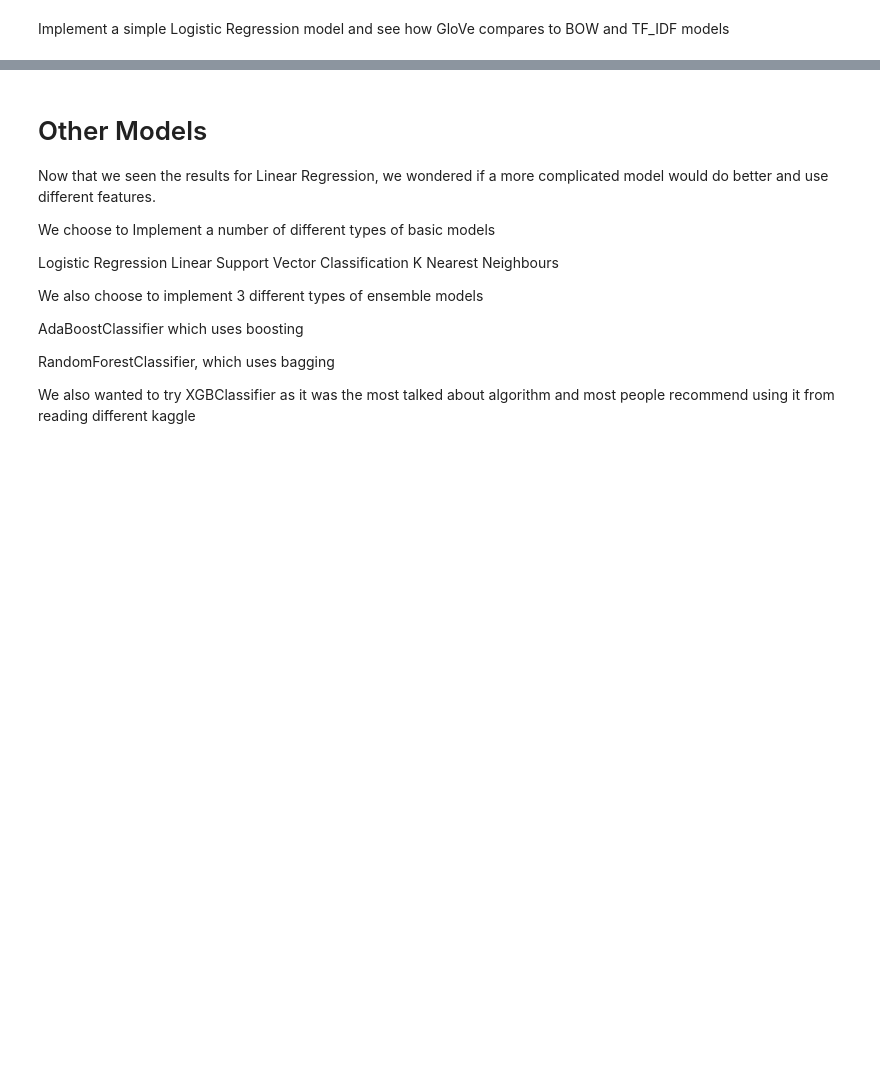
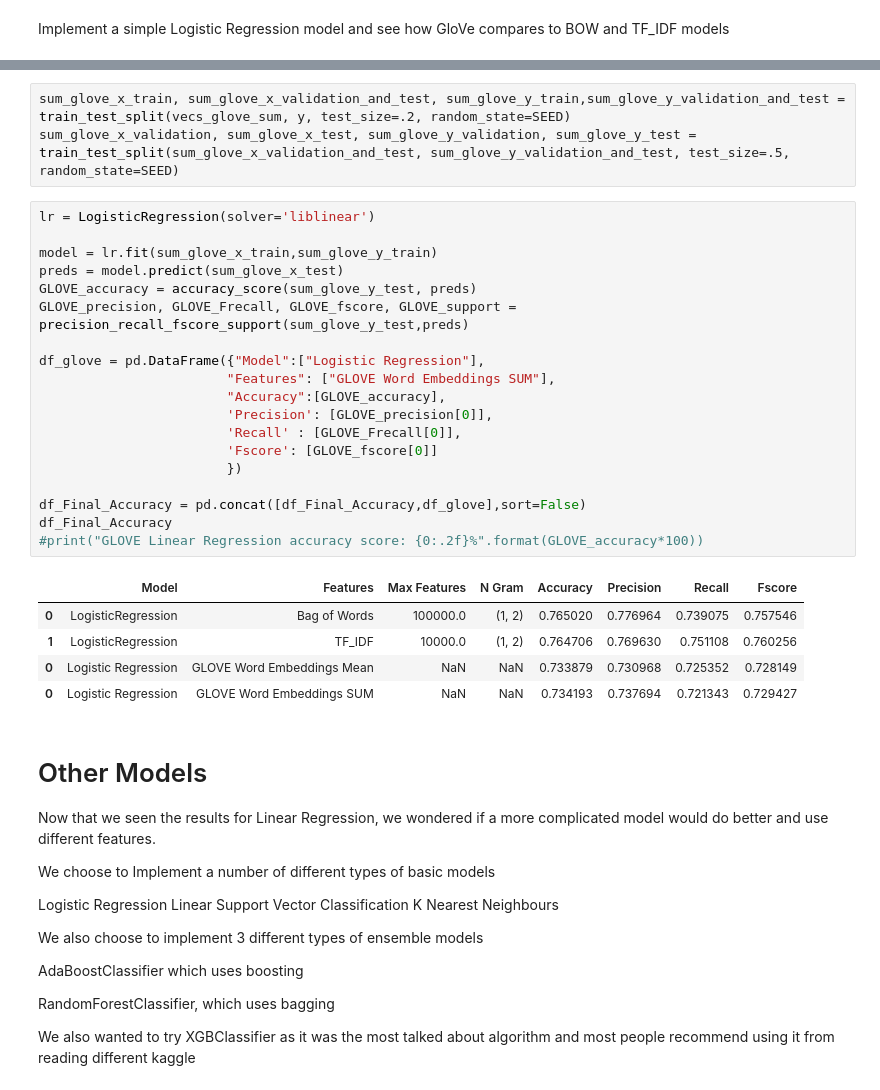
Before and after one commit to lynnliu2018ml/PresentAI, a Jupyter notebook: 2019/Feature_Engineering_Modelling-checkpoint.ipynb, the cells around one changed output, grey strips where cells are left out. Drawn from its saved outputs; the diff is of its cells as text; blank space fills up the shorter version.

```diff
--- a/2019/Feature_Engineering_Modelling-checkpoint.ipynb
+++ b/2019/Feature_Engineering_Modelling-checkpoint.ipynb
@@ -333,3 +334,31 @@ df_Final_Accuracy
+# %%
+sum_glove_x_train, sum_glove_x_validation_and_test, sum_glove_y_train,sum_glove_y_validation_and_test = train_test_split(vecs_glove_sum, y, test_size=.2, random_state=SEED)
+sum_glove_x_validation, sum_glove_x_test, sum_glove_y_validation, sum_glove_y_test = train_test_split(sum_glove_x_validation_and_test, sum_glove_y_validation_and_test, test_size=.5, random_state=SEED)
+# %%
+lr = LogisticRegression(solver='liblinear')
+
+model = lr.fit(sum_glove_x_train,sum_glove_y_train)
+preds = model.predict(sum_glove_x_test)
+GLOVE_accuracy = accuracy_score(sum_glove_y_test, preds)
+GLOVE_precision, GLOVE_Frecall, GLOVE_fscore, GLOVE_support = precision_recall_fscore_support(sum_glove_y_test,preds)
+
+df_glove = pd.DataFrame({"Model":["Logistic Regression"],
+                        "Features": ["GLOVE Word Embeddings SUM"],
+                        "Accuracy":[GLOVE_accuracy],
+                        'Precision': [GLOVE_precision[0]],
+                        'Recall' : [GLOVE_Frecall[0]],
+                        'Fscore': [GLOVE_fscore[0]]
+                        })
+
+df_Final_Accuracy = pd.concat([df_Final_Accuracy,df_glove],sort=False)
+df_Final_Accuracy
+#print("GLOVE Linear Regression accuracy score: {0:.2f}%".format(GLOVE_accuracy*100))
+# %% [output]
+|  | Model | Features | Max Features | N Gram | Accuracy | Precision | Recall | Fscore |
+| 0 | LogisticRegression | Bag of Words | 100000.0 | (1, 2) | 0.765020 | 0.776964 | 0.739075 | 0.757546 |
+| 1 | LogisticRegression | TF_IDF | 10000.0 | (1, 2) | 0.764706 | 0.769630 | 0.751108 | 0.760256 |
+| 0 | Logistic Regression | GLOVE Word Embeddings Mean | NaN | NaN | 0.733879 | 0.730968 | 0.725352 | 0.728149 |
+| 0 | Logistic Regression | GLOVE Word Embeddings SUM | NaN | NaN | 0.734193 | 0.737694 | 0.721343 | 0.729427 |
 # %% [markdown]
 # Other Models
 
```
Also changed, not shown: parts of 13 cells of this notebook.
